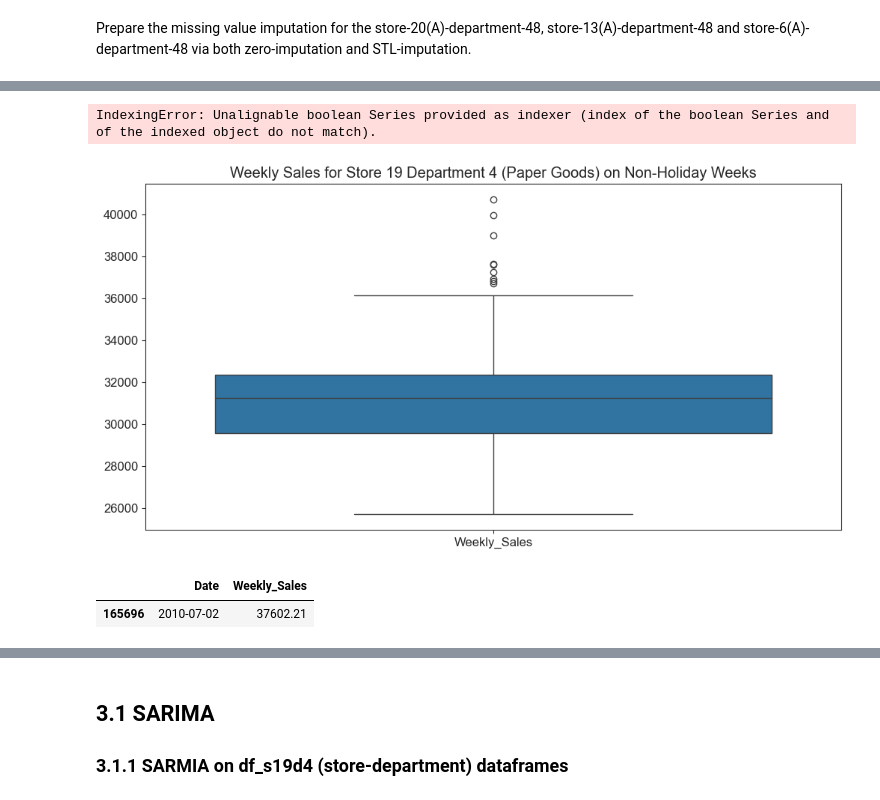
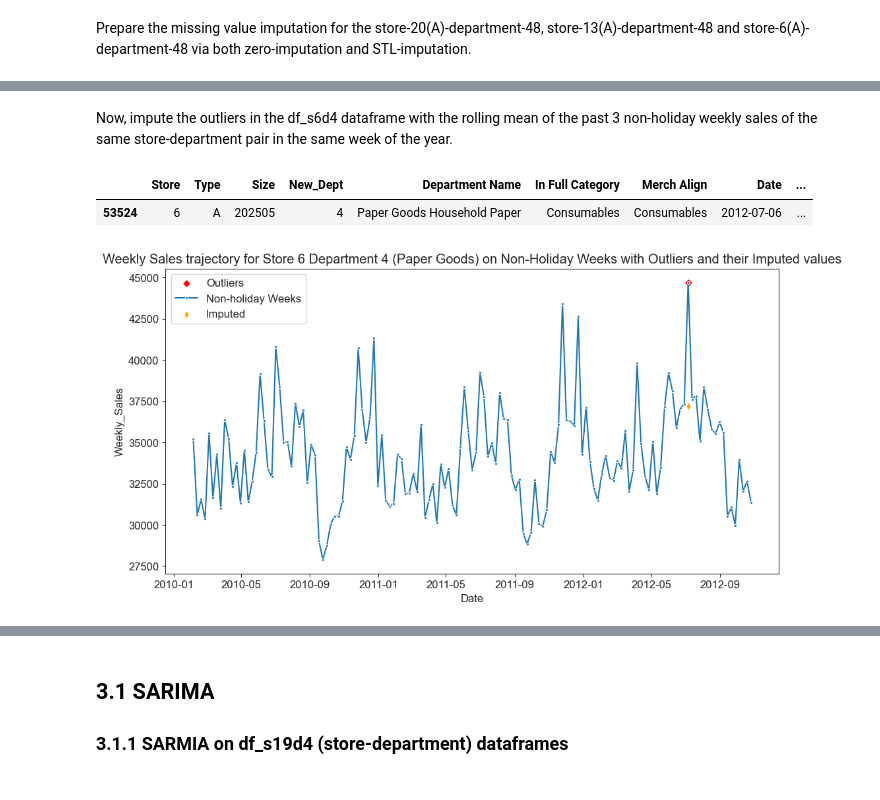
Before and after one commit to Dr-Spicy/WalmartForecast, a Jupyter notebook: Notebook.ipynb, the cells around one changed output, grey strips where cells are left out. Drawn from its saved outputs; the diff is of its cells as text; code cells hidden in the pictures.

```diff
--- a/Notebook.ipynb
+++ b/Notebook.ipynb
@@ -765 +790,12 @@ df_s6d48_stl = stl_weeklysales(df_s6d48)
+# %%
+ # define the function to impute the outliers of a given store-dept pair's weekly sales with the rolling mean of the past 3 weeks of the non-holiday weeks
+def ws_imputeoutliers(x, outerIndex, rolling_window=3):
+	# set the weekly_sales of the outliers in the df to np.nan
+	x.loc[:,'Weekly_Sales_cp'] = x.loc[:,'Weekly_Sales'].values
+	x.loc[outerIndex, 'Weekly_Sales_cp'] = np.nan
+	# Use rolling mean of past 3 weeks to impute the outliers in 'Weekly_Sales' column and assign it to the 'Weekly_Sales_outerFill' column
+	r_mean = x['Weekly_Sales_cp'].rolling(window=3, min_periods=1).mean()
+	x.loc[:,'Weekly_Sales_outerFill'] = x.loc[:,'Weekly_Sales_cp'].fillna(r_mean)
+	x.drop(columns='Weekly_Sales_cp', inplace=True)
+	return x
 # %% [markdown]
@@ -793,14 +815,25 @@ def ws_imputeoutliers(df, outer_index, rolling_window=3):
+# %% [markdown]
+ Now, impute the outliers in the df_s6d4 dataframe with the rolling mean of the past 3 non-holiday weekly sales of the same store-department pair in the same week of the year.
+# %%
+temp.loc[outer_index]
+# %% [output]
+|  | Store | Type | Size | New_Dept | Department Name | In Full Category | Merch Align | Date | ... |
+| 53524 | 6 | A | 202505 | 4 | Paper Goods Household Paper | Consumables | Consumables | 2012-07-06 | ... |
 # %%
-# find the index of the outliers in the df_s19d4, using Tukey's fences method with k = 1.5, also since we use rolling mean of the past 3 weeks of the non-holiday weeks, the first 3 weeks cannot be regarded as outliers. Furethermore, we will exclude the week before the holiday week as outliers.
-outer_index, outer = ws_getoutliers(df_s20d48)
+# impute the above outliers
+if len(outer_index) > 0:
+	temp = ws_imputeoutliers(temp, outer_index)
+	# lineplot the original and imputed time series
+	sns.scatterplot(x='Date', y='Weekly_Sales', data=outliers, marker='D', label='Outliers', color='r', sizes=10)
+	sns.lineplot(x='Date', y='Weekly_Sales', data=temp, marker='.', label='Non-holiday Weeks')
+	# scatter plot temp1 with the imputed values
+	sns.scatterplot(x='Date', y='Weekly_Sales_outerFill', data=temp.loc[outer_index], marker='d', label='Imputed', c='orange', sizes=10)
+	plt.title('Weekly Sales trajectory for Store 6 Department 4 (Paper Goods) on Non-Holiday Weeks with Outliers and their Imputed values')
+	plt.show()
+else:
+	print(f'No outliers detected.')
+
+# update the original df_s6d4 with the imputed values
+df_s6d4.loc[outer_index, 'Weekly_Sales'] = temp.loc[outer_index, 'Weekly_Sales_outerFill'].values
 # %% [output]
-IndexingError: Unalignable boolean Series provided as indexer (index of the boolean Series and of the indexed object do not match).
+[figure, added]
-# %%
-
-ws_s19d4_nh = df_s19d4.loc[df_s19d4.IsHoliday==False, ['Date','Weekly_Sales']]
-# use sns to plot the boxplot
-sns.boxplot(ws_s19d4_nh)
-plt.title('Weekly Sales for Store 19 Department 4 (Paper Goods) on Non-Holiday Weeks')
-plt.show()
-# %% [output]
-[figure, removed]
@@ -811,5 +839,0 @@ s19d4_nh_outer = ws_s19d4_nh[s19d4_nh_outer_index]
-# %%
-s19d4_nh_outer
-# %% [output]
-|  | Date | Weekly_Sales |
-| 165696 | 2010-07-02 | 37602.21 |
```
Also changed, not shown: parts of 49 cells of this notebook.
